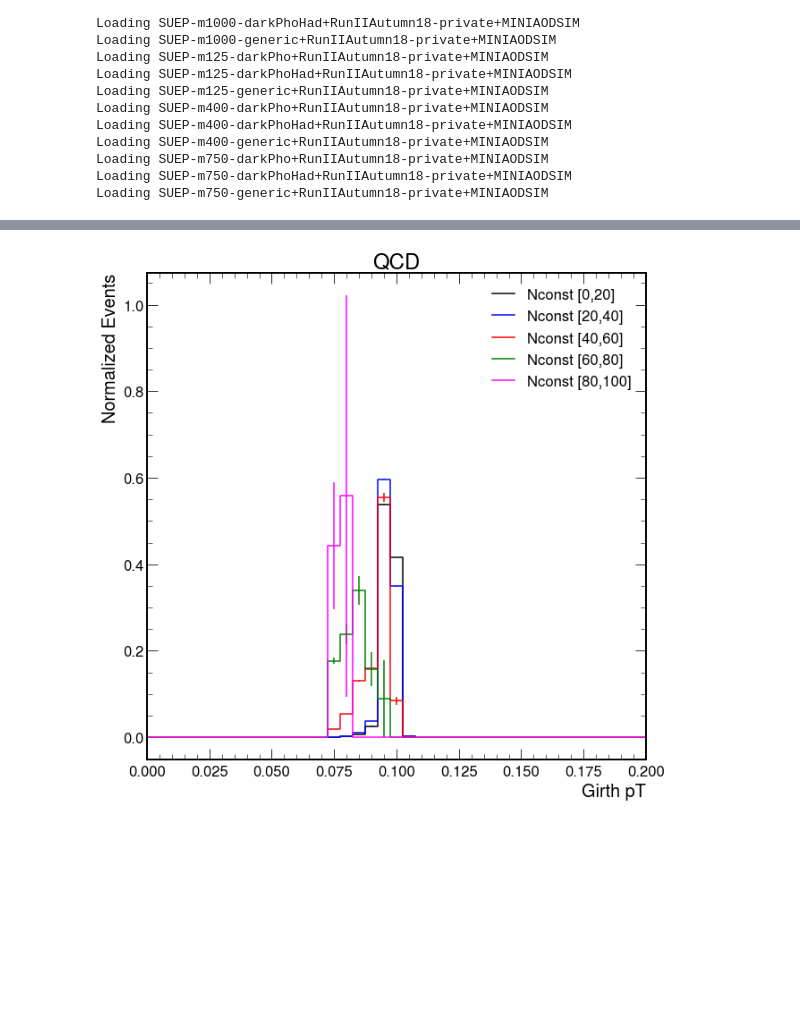
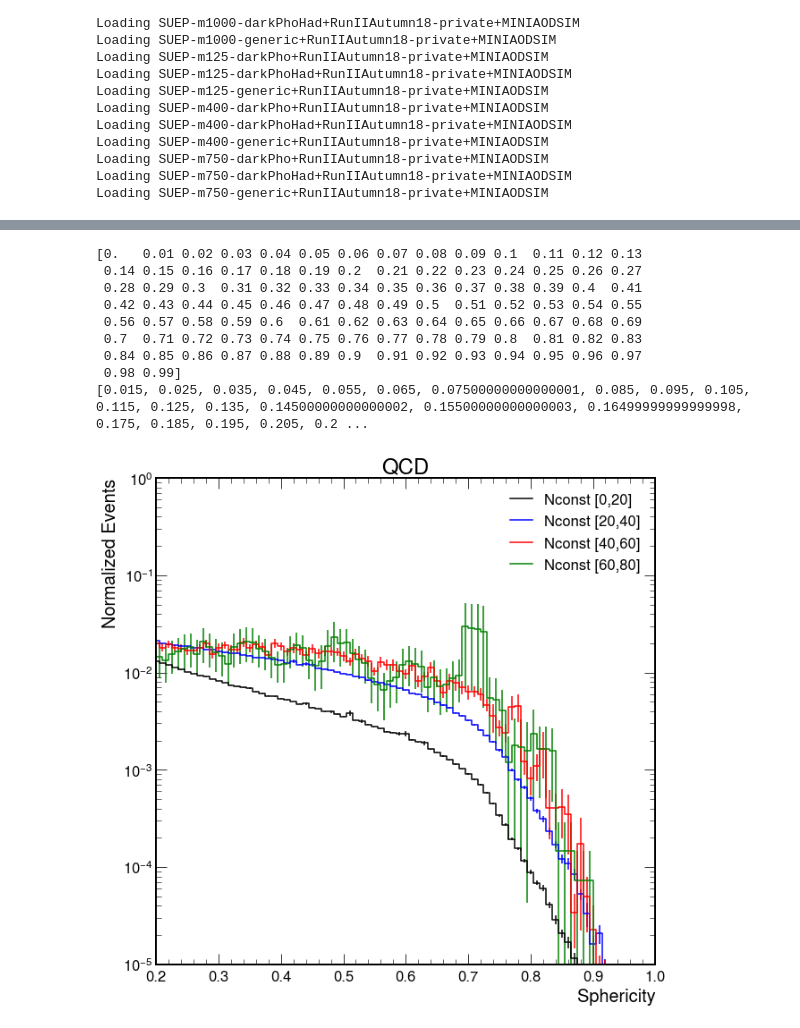
Before and after one commit to SUEPPhysics/SUEPCoffea_dask, a Jupyter notebook: plotting/plot.ipynb, the cells around one changed output, grey strips where cells are left out. Saved outputs shown, nothing was run; the diff lists cells and outputs as text; code cells hidden in the pictures; blank space fills up the shorter version.

```diff
--- a/plotting/plot.ipynb
+++ b/plotting/plot.ipynb
@@ -142,8 +143,19 @@ Saving plots: ['SUEP_mult_nconst', 'SUEP_mult_pt', 'SUEP_mult_pt_avg', 'SUEP_mul
 # %%
 #### 1D PLOTS
 
+# only plot certain SUEP samples
+darkPho = True
+darkPhoHad = False
+generic = False
+
+SUEP_samples_toplot = []
+for dataset in datasets:
+    if darkPho and ('darkPho+' in dataset): SUEP_samples_toplot.append(dataset)
+    if darkPhoHad and ('darkPhoHad+' in dataset): SUEP_samples_toplot.append(dataset)
+    if generic and ('generic+' in dataset): SUEP_samples_toplot.append(dataset)
+
 for plot_label in showlist:
-    if 'D_obs' in plot_label and (not unblind): continue
+    #if 'D_obs' in plot_label and (not unblind): continue
     if '2D' in plot_label: continue
     save = plot_label in savelist
 
@@ -153,7 +165,7 @@ for plot_label in showlist:
 
     # keep the SUEP hists separate for each sample
     SUEP_hists,SUEP_labels = [],[]
-    for sample in list(SUEP_plots.keys()):
+    for sample in list(SUEP_samples_toplot):
         i = find_nth(sample,'+',1)
         SUEP_labels.append(sample[:i])
         SUEP_hists.append(SUEP_plots[sample][plot_label])
@@ -172,4 +184,4 @@ for plot_label in showlist:
     fig.tight_layout()
     fig.show()
 
-    if save: fig.savefig(output_label + "_" + plot_label +".pdf", bbox_inches='tight')
+    if save: fig.savefig(output_label + "_" + plot_label +".png", bbox_inches='tight')
@@ -176,30 +190,59 @@ for plot_label in showlist:
 # %%
-plot_label = '2D_girth_nconst_ch'
+### 1D slices of a 2D plot for QCD
+
+plot_label = 'ABCDvars_2D_ch'
 for i,QCD_sample in enumerate(QCD_plots.keys()):
         if i==0: h = QCD_plots[QCD_sample][plot_label]
         else: h = h + QCD_plots[QCD_sample][plot_label]
 
 w, x, y =h.to_numpy()
 errs = h.variances()
 x=x[:-1]
 y=y[:-1]
 
 colors = ['black','blue','red','green','magenta']
-for i in range(5):
+for i in range(4):
     values = np.sum(w[:,(y>20*i) & (y<=20*(i+1))],axis=1)
     norm = np.sum(values)
     values = values / norm
     e = np.sqrt(np.sum(errs[:,(y>20*i) & (y<=20*(i+1))],axis=1))/norm
-    plt.errorbar(x, values, e, linestyle='', color=colors[i])
-    plt.step(x, values, label="Nconst [{0},{1}]".format(round(i*20,1), round(20*(i+1),1)), where='mid', color=colors[i])
-    plt.legend()
+
+    if i == 3:
+        old_values = values
+        values = []
+        new_x = []
+        new_e = []
+        for j in range(round(len(old_values)-1)):
+            values.append(np.sum(old_values[j:j+4])/4)
+            new_x.append(np.sum(x[j:j+4])/4)
+            new_e.append(np.sum(e[j:j+4])/4)
+        print(x)
+        print(new_x)
+        plt.errorbar(new_x, values, new_e, linestyle='', color=colors[i])
+        plt.step(new_x, values, label="Nconst [{0},{1}]".format(round(i*20,1), round(20*(i+1),1)), where='mid', color=colors[i])
+
+    else:
+        plt.errorbar(x, values, e, linestyle='', color=colors[i])
+        plt.step(x, values, label="Nconst [{0},{1}]".format(round(i*20,1), round(20*(i+1),1)), where='mid', color=colors[i])
+plt.legend()
 plt.title("QCD")
-plt.xlim(0,0.2)
+plt.xlim(0.2,1.0)
+plt.ylim(1e-5,1)
+plt.yscale('log')
 plt.ylabel("Normalized Events")
-plt.xlabel("Girth pT")
-plt.savefig("nconst_girth_1dslices.pdf")
+plt.xlabel("Sphericity")
+plt.savefig("nconst_spher_1dslices_ch.png")
 # %% [output]
+[0.   0.01 0.02 0.03 0.04 0.05 0.06 0.07 0.08 0.09 0.1  0.11 0.12 0.13
+ 0.14 0.15 0.16 0.17 0.18 0.19 0.2  0.21 0.22 0.23 0.24 0.25 0.26 0.27
+ 0.28 0.29 0.3  0.31 0.32 0.33 0.34 0.35 0.36 0.37 0.38 0.39 0.4  0.41
+ 0.42 0.43 0.44 0.45 0.46 0.47 0.48 0.49 0.5  0.51 0.52 0.53 0.54 0.55
+ 0.56 0.57 0.58 0.59 0.6  0.61 0.62 0.63 0.64 0.65 0.66 0.67 0.68 0.69
+ 0.7  0.71 0.72 0.73 0.74 0.75 0.76 0.77 0.78 0.79 0.8  0.81 0.82 0.83
+ 0.84 0.85 0.86 0.87 0.88 0.89 0.9  0.91 0.92 0.93 0.94 0.95 0.96 0.97
+ 0.98 0.99]
+[0.015, 0.025, 0.035, 0.045, 0.055, 0.065, 0.07500000000000001, 0.085, 0.095, 0.105, 0.115, 0.125, 0.135, 0.14500000000000002, 0.15500000000000003, 0.16499999999999998, 0.175, 0.185, 0.195, 0.205, 0.2 ...
-[figure, old version]
+[figure, new version]
 # %%
 ### 2D PLOTS
 datasets2d = ['QCD',
```
Also changed, not shown: parts of 9 cells of this notebook.
